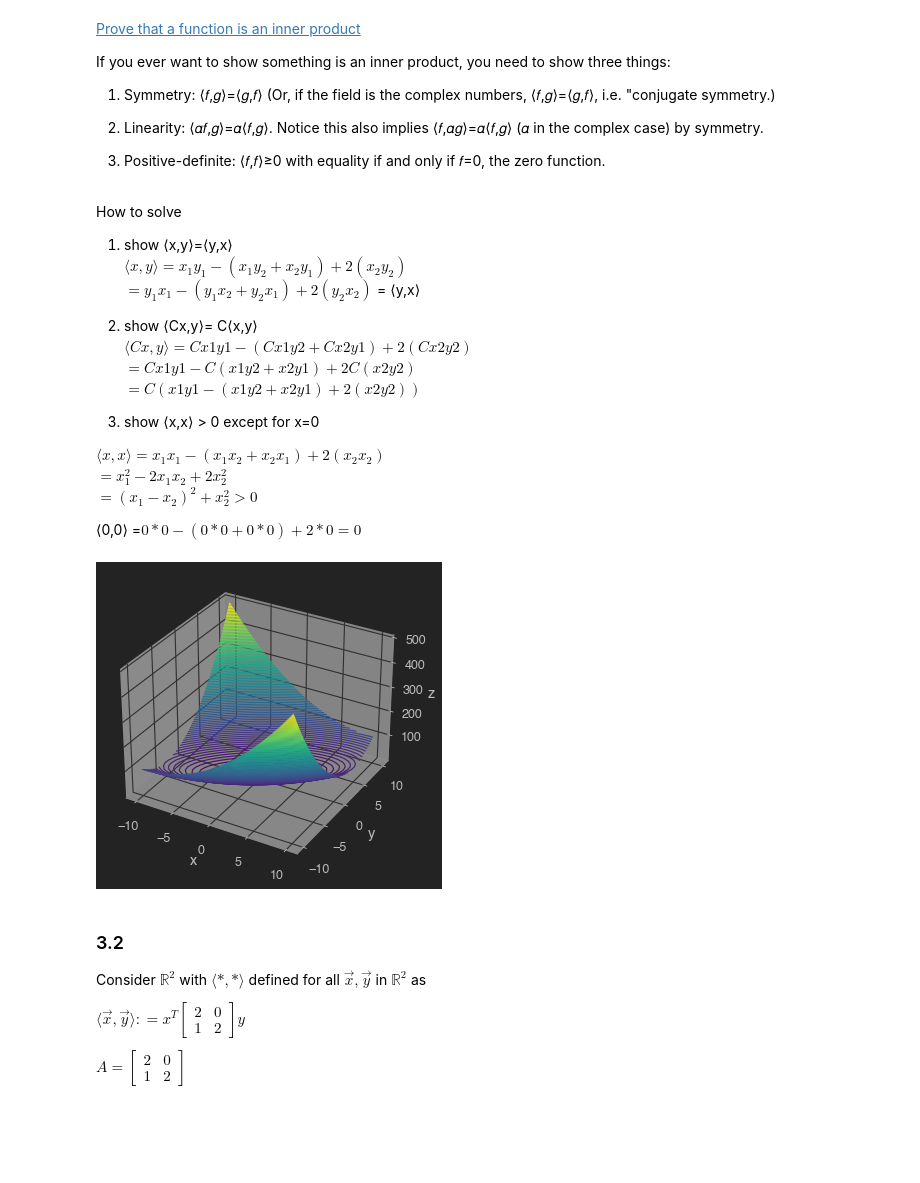
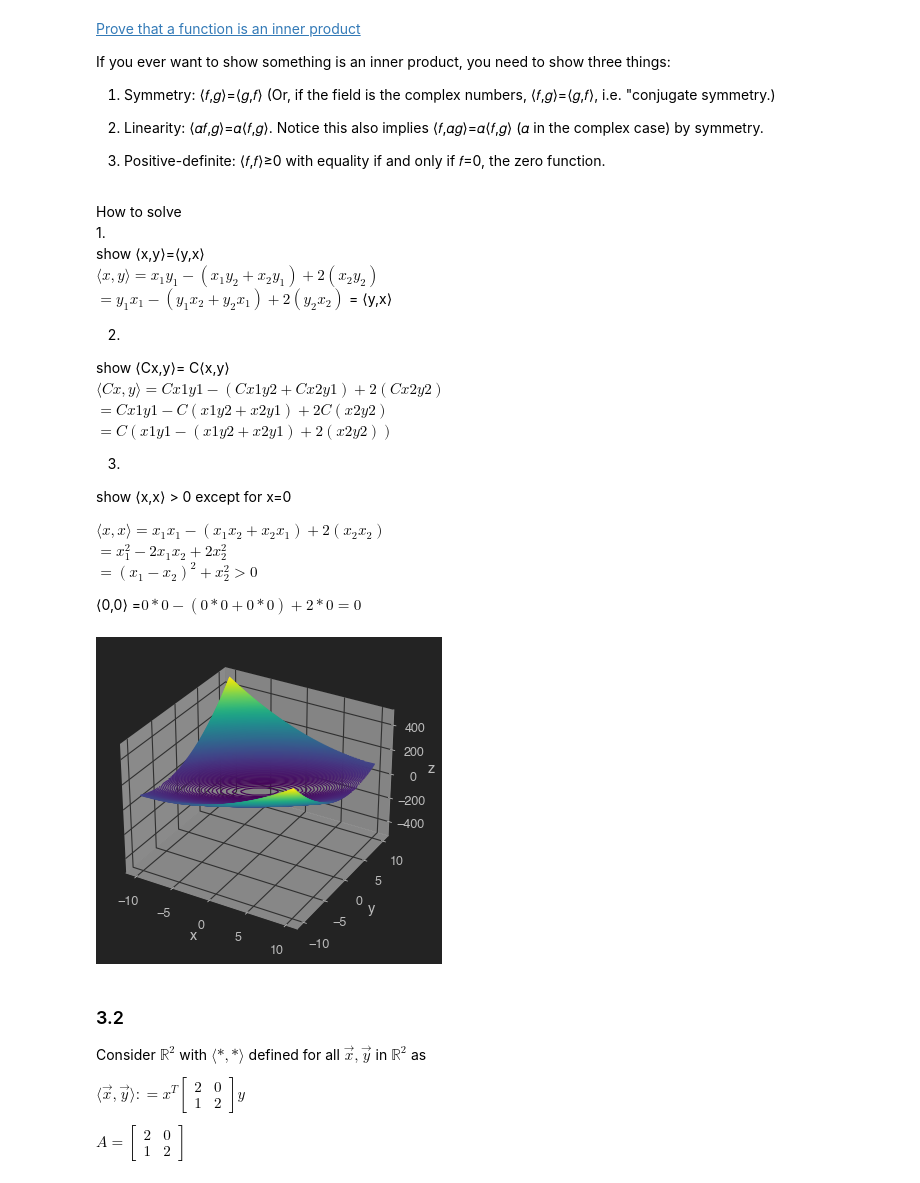
Before and after one commit to Pooret/biased_outliers, a Jupyter notebook: Ch. 3 Exercises.ipynb, the cells around one changed output. Saved outputs shown, nothing was run; the diff lists cells and outputs as text; code cells hidden in the pictures; blank space fills up the shorter version.

```diff
--- a/Ch. 3 Exercises.ipynb
+++ b/Ch. 3 Exercises.ipynb
@@ -31,19 +31,22 @@ If you ever want to show something is an inner product, you need to show three t
 3. Positive-definite: ⟨𝑓,𝑓⟩≥0 with equality if and only if 𝑓=0, the zero function.
 # %% [markdown]
 How to solve
-1. show ⟨x,y⟩=⟨y,x⟩
+1.
+show ⟨x,y⟩=⟨y,x⟩
 $⟨x,y⟩= 𝑥_1𝑦_1−(𝑥_1𝑦_2+𝑥_2𝑦_1)+2(𝑥_2𝑦_2)   $
 $ = y_1x_1−(y_1x_2+y_2x_1)+2(y_2x_2)  $
 = ⟨y,x⟩
 
 
-2. show ⟨Cx,y⟩= C⟨x,y⟩
+2.
+show ⟨Cx,y⟩= C⟨x,y⟩
 $ ⟨Cx,y⟩= C𝑥1𝑦1−(C𝑥1𝑦2+C𝑥2𝑦1)+2(C𝑥2𝑦2)   $
 $ = C𝑥1𝑦1− C(𝑥1𝑦2+𝑥2𝑦1)+2C(𝑥2𝑦2)   $
 $ = C(𝑥1𝑦1−(𝑥1𝑦2+𝑥2𝑦1)+2(𝑥2𝑦2)) $
 
 
-3. show ⟨x,x⟩ > 0 except for x=0
+3.
+show ⟨x,x⟩ > 0 except for x=0
 
 $ ⟨x,x⟩= 𝑥_1x_1−(𝑥_1x_2+𝑥_2x_1)+2(𝑥_2x_2) $
 $ = x_1^2 - 2x_1x_2 + 2x_2^2 $
@@ -53,23 +56,24 @@ $ = (x_1 - x_2) ^2 + x_2^2 > 0 $
 # %%
 # 3D plot to visualize
 def func(x1, x2):
     return x1**2 - 2*x1*x2 + 2*x2**2
 
 x1 = np.linspace(-10, 10, 30)
 x2 = np.linspace(-10, 10, 30)
 
 X, Y = np.meshgrid(x1, x2)
 Z = func(X, Y)
 
 fig = plt.figure()
 ax = plt.axes(projection='3d')
-ax.contour3D(X, Y, Z, 100)
+ax.contour3D(X, Y, Z, 250)
 ax.set_xlabel('x')
 ax.set_ylabel('y')
 ax.set_zlabel('z')
+ax.set_zlim3d(-500,500)
 plt.show()
 # %% [output]
-[figure, old version]
+[figure, new version]
 # %% [markdown]
 ### 3.2
 Consider $ \mathbb{R}^2$ with $\langle *,*\rangle $ defined for all $\vec{x}, \vec{y}$ in $\mathbb{R}^2$ as
```
Also changed, not shown: parts of 6 cells of this notebook.
